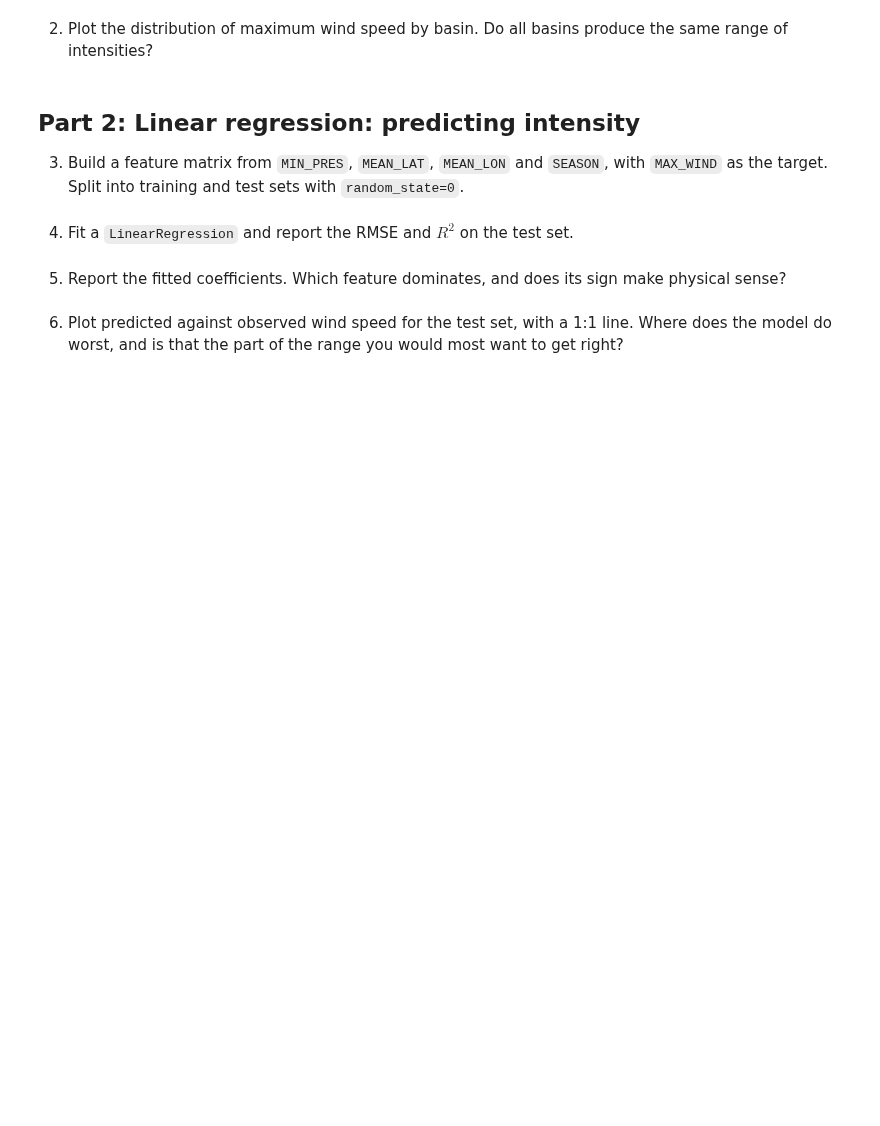
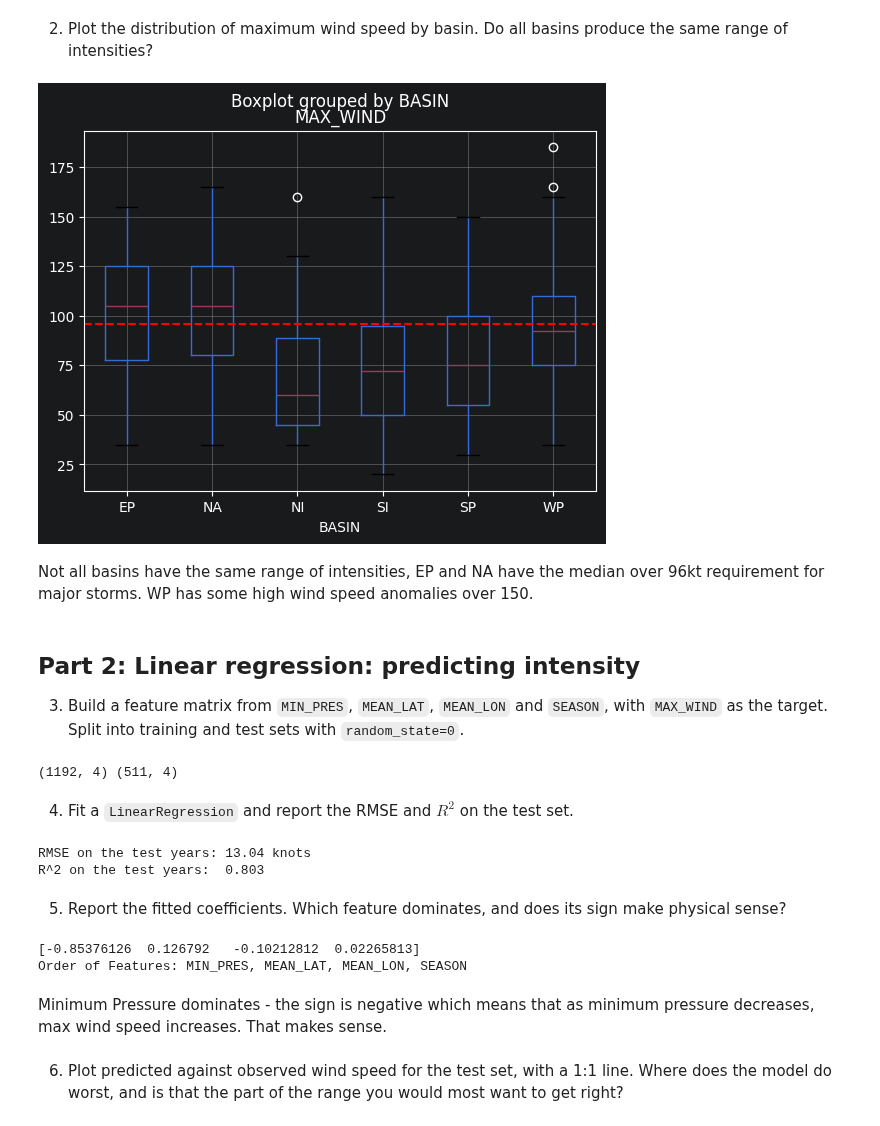
Before and after one commit to deborahteo/ml4climate2026, a Jupyter notebook: Assignment4.ipynb, the cells around one changed output. Cells and saved outputs as stored; diff of their text form; code cells hidden in the pictures; blank space fills up the shorter version.

```diff
--- a/Assignment4.ipynb
+++ b/Assignment4.ipynb
@@ -74,13 +105,49 @@ print(f"\nmajor hurricanes: {storms.MAJOR.sum()} of {len(storms)}")
 # %% [markdown]
 2) Plot the distribution of maximum wind speed by basin. Do all basins produce the same range of intensities?
+# %%
+storms.boxplot(column='MAX_WIND', by='BASIN')
+plt.axhline(96, ls='--', c='r')
+plt.show()
+# %% [output]
+[figure, added]
+# %% [markdown]
+Not all basins have the same range of intensities, EP and NA have the median over 96kt requirement for major storms. WP has some high wind speed anomalies over 150.
 # %% [markdown]
 ## Part 2: Linear regression: predicting intensity
 
 3) Build a feature matrix from `MIN_PRES`, `MEAN_LAT`, `MEAN_LON` and `SEASON`, with
 `MAX_WIND` as the target. Split into training and test sets with `random_state=0`.
+# %%
+features = ['MIN_PRES', 'MEAN_LAT', 'MEAN_LON', 'SEASON']
+X = storms[features].copy()
+y = storms['MAX_WIND'].copy()
+
+X_train, X_test, y_train, y_test = train_test_split(X, y, test_size = 0.3, random_state=0)
+print(X_train.shape, X_test.shape)
+# %% [output]
+(1192, 4) (511, 4)
 # %% [markdown]
 4) Fit a `LinearRegression` and report the RMSE and $R^2$ on the test set.
+# %%
+linear_regression = LinearRegression()
+linear_regression.fit(X_train, y_train)
+predicted_y_test = linear_regression.predict(X_test)
+
+rmse = np.sqrt(mean_squared_error(y_test, predicted_y_test))
+print(f"RMSE on the test years: {rmse:.2f} knots")
+print(f"R^2 on the test years:  {r2_score(y_test, predicted_y_test):.3f}")
+# %% [output]
+RMSE on the test years: 13.04 knots
+R^2 on the test years:  0.803
 # %% [markdown]
 5) Report the fitted coefficients. Which feature dominates, and does its sign make physical sense?
+# %%
+print(linear_regression.coef_)
+print('Order of Features: MIN_PRES, MEAN_LAT, MEAN_LON, SEASON')
+# %% [output]
+[-0.85376126  0.126792   -0.10212812  0.02265813]
+Order of Features: MIN_PRES, MEAN_LAT, MEAN_LON, SEASON
+# %% [markdown]
+Minimum Pressure dominates - the sign is negative which means that as minimum pressure decreases, max wind speed increases. That makes sense.
 # %% [markdown]
 6) Plot predicted against observed wind speed for the test set, with a 1:1 line. Where does the model do worst, and is that the part of the range you would most want to get right?
```
Also changed, not shown: parts of 14 cells of this notebook.
